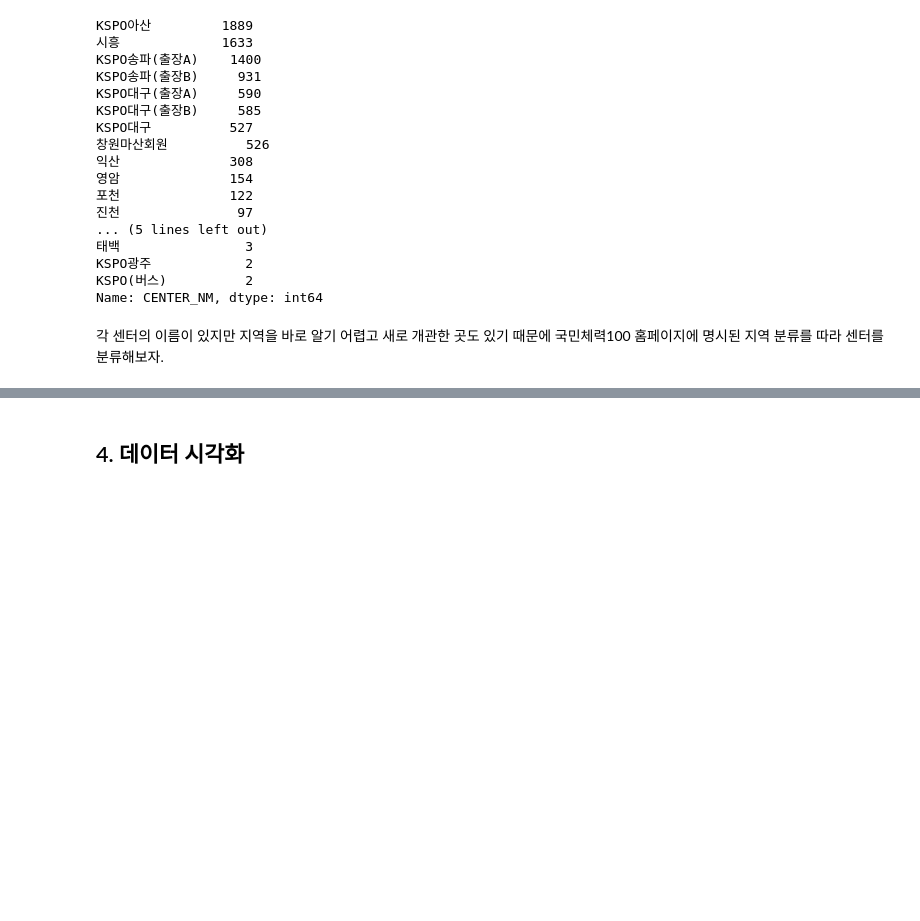
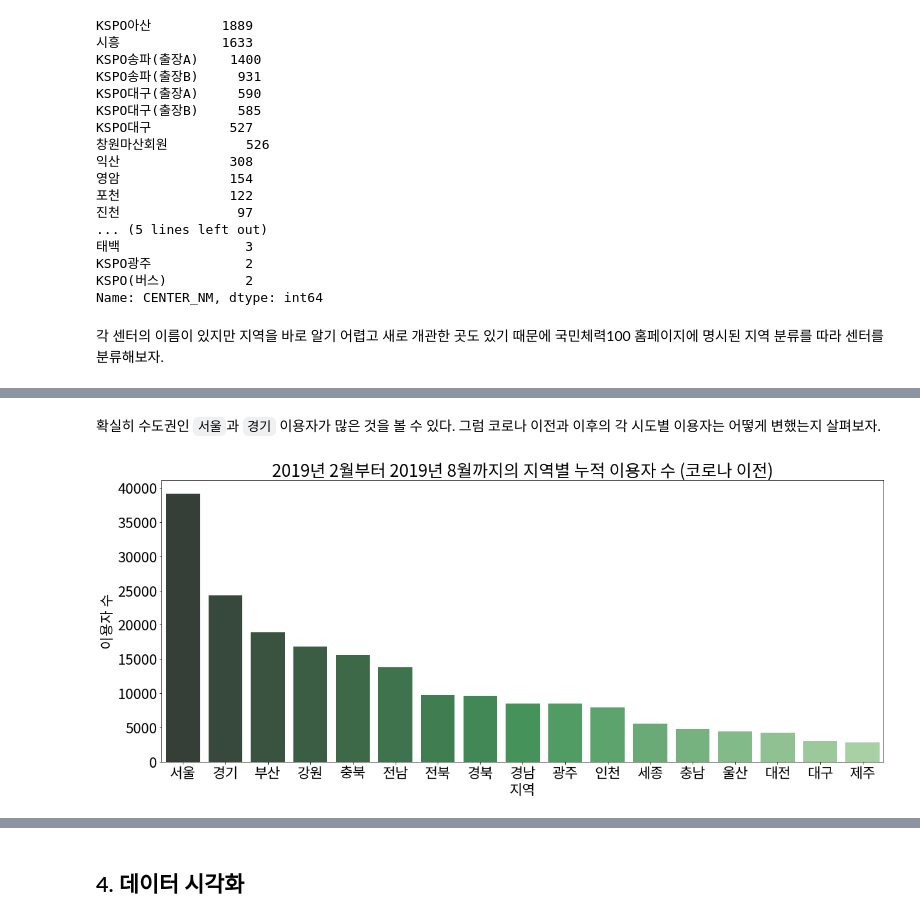
Before and after one commit to CoodingPenguin/data-contest-collection, a Jupyter notebook: sports-data-application-contest-2020/체력인증센터이용자현황.ipynb, the cells around one changed output, grey strips where cells are left out. Cells and saved outputs as stored; diff of their text form; code cells hidden in the pictures; blank space fills up the shorter version.

```diff
--- a/sports-data-application-contest-2020/체력인증센터이용자현황.ipynb
+++ b/sports-data-application-contest-2020/체력인증센터이용자현황.ipynb
@@ -289,0 +374,9 @@ def get_region(df):
+# %%
+# sttus_pre와 sttus_post에도 적용
+sttus_pre['REGION'] = sttus_pre['CENTER_NM'].apply(lambda x: get_region(x))
+sttus_post['REGION'] = sttus_post['CENTER_NM'].apply(lambda x: get_region(x))
+
+drop_idx_pre = sttus_pre.loc[sttus_pre.REGION=='기타', :].index
+drop_idx_post = sttus_post.loc[sttus_post.REGION=='기타', :].index
+sttus_pre = sttus_merged.drop(drop_idx_pre)
+sttus_post = sttus_post.drop(drop_idx_post)
@@ -289,0 +415,12 @@ def get_region(df):
+# %% [markdown]
+확실히 수도권인 `서울`과 `경기` 이용자가 많은 것을 볼 수 있다. 그럼 코로나 이전과 이후의 각 시도별 이용자는 어떻게 변했는지 살펴보자.
+# %%
+# 코로나 이전 지역별 누적 이용자 수
+plt.figure(figsize=(20, 8))
+sns.countplot(x='REGION', data=sttus_pre, order=sttus_pre.REGION.value_counts().index, palette='Greens_d')
+plt.xlabel('지역')
+plt.ylabel('이용자 수')
+plt.title('2019년 2월부터 2019년 8월까지의 지역별 누적 이용자 수 (코로나 이전)')
+plt.show()
+# %% [output]
+[figure, added]
```
Also changed, not shown: parts of 43 cells of this notebook.
